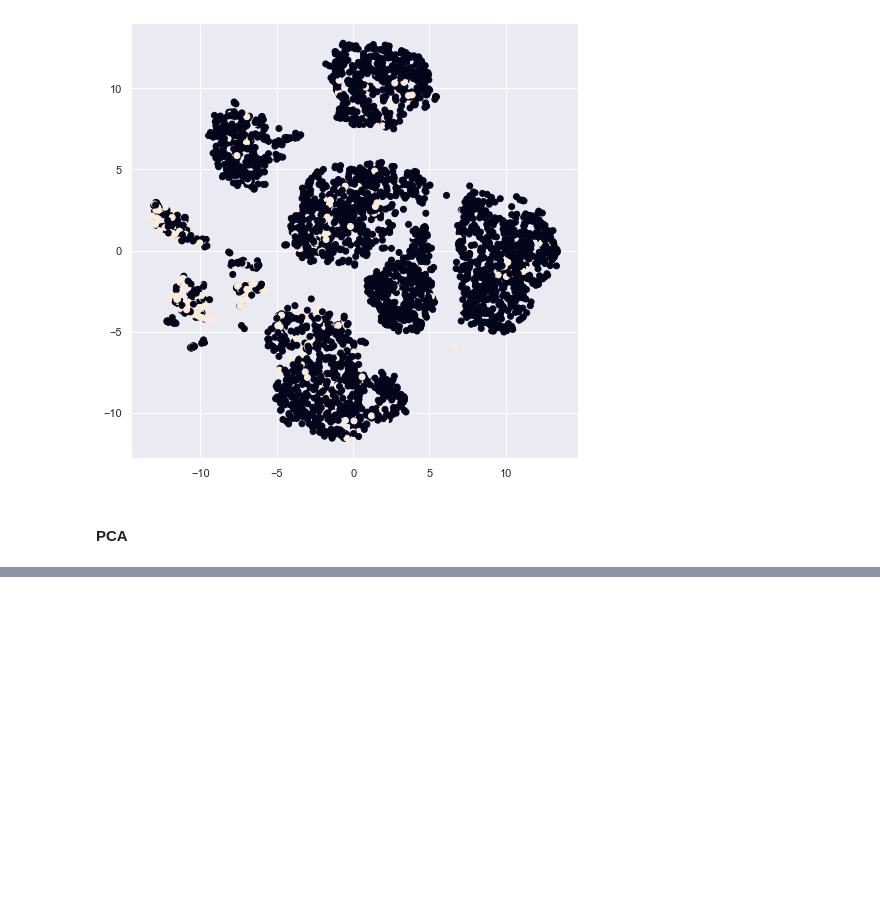
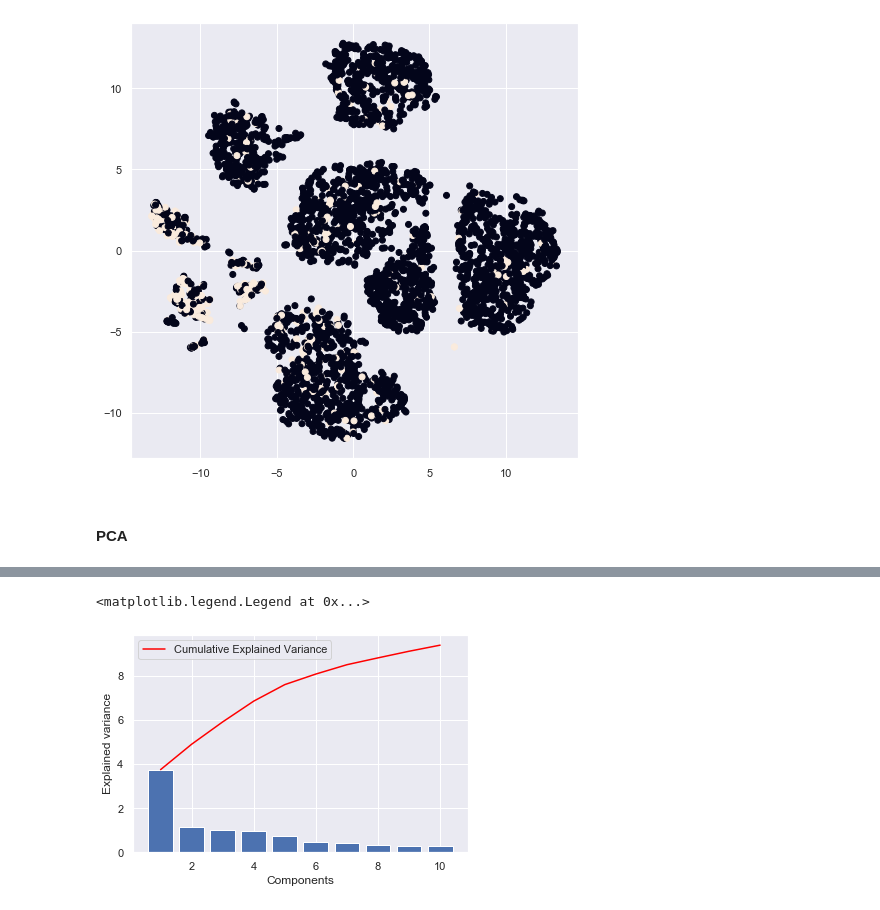
Before and after one commit to Kiiru-Anastasia/10acadWeeklyChallenges, a Jupyter notebook: Week6/notebooks/Term_Deposit.Predictive_Model.ipynb, the cells around one changed output, grey strips where cells are left out. Saved outputs shown, nothing was run; the diff lists cells and outputs as text; code cells hidden in the pictures; blank space fills up the shorter version.

```diff
--- a/Week6/notebooks/Term_Deposit.Predictive_Model.ipynb
+++ b/Week6/notebooks/Term_Deposit.Predictive_Model.ipynb
@@ -812,0 +818,7 @@ Text(0, 0.5, 'cumulative explained variance')
+# %%
+pca10 = PCA(n_components=10)
+X_pca_10train = pca10.fit_transform(X_train)
+PCA_df_10train = pd.DataFrame(data = X_pca_10train, columns = ['PC1', 'PC2', 'PC3', 'PC4', 'PC5', 'PC6', 'PC7', 'PC8', 'PC9', 'PC10'])
+PCA_df_10train = pd.concat([PCA_df_10train, y_train], axis = 1)
+print(pca10.explained_variance_ratio_)
+PCA_df_10train.head()
@@ -812,0 +834,13 @@ Text(0, 0.5, 'cumulative explained variance')
+# %%
+#explained_variance_ plot
+plt.bar(range(1,len(pca10.explained_variance_ )+1),pca10.explained_variance_ )
+plt.ylabel('Explained variance')
+plt.xlabel('Components')
+plt.plot(range(1,len(pca10.explained_variance_ )+1),
+         np.cumsum(pca10.explained_variance_),
+         c='red',
+         label="Cumulative Explained Variance")
+plt.legend(loc='upper left')
+# %% [output]
+<matplotlib.legend.Legend at 0x...>
+[figure, added]
```
Also changed, not shown: parts of 62 cells of this notebook, 1 other file.
